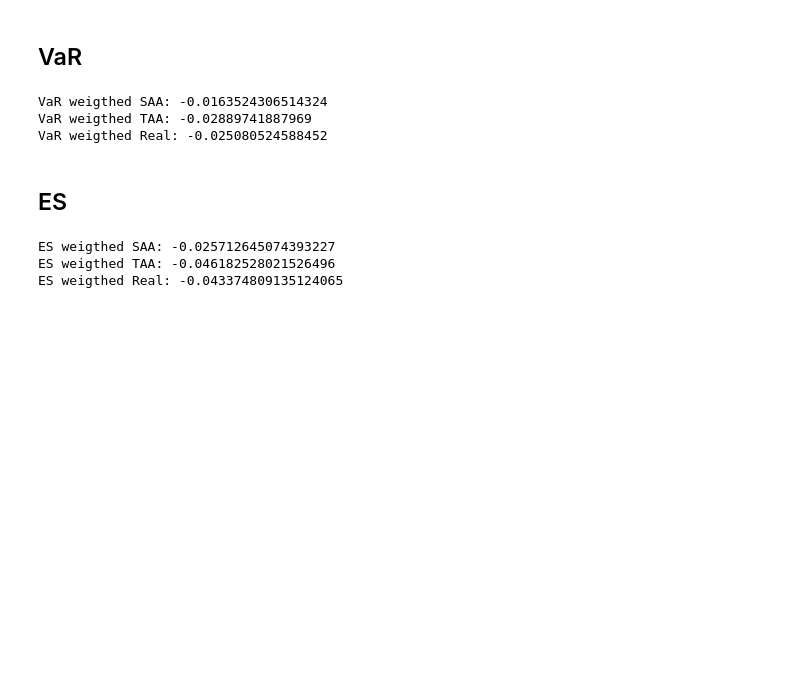
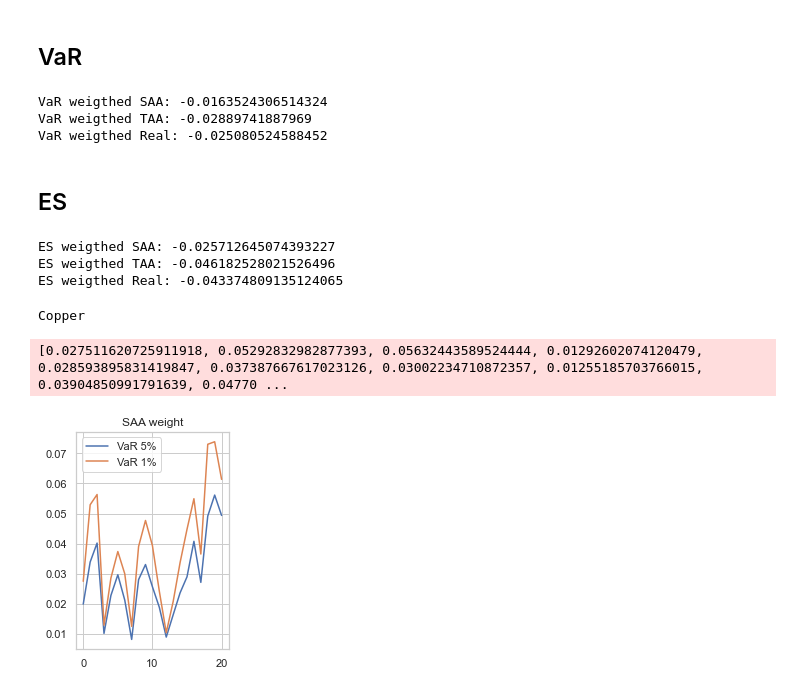
Before and after one commit to GuillaumePv/Quantitative-asset-risk-management-course, a Jupyter notebook: A3/assignement3.ipynb, the cells around one changed output. Saved outputs shown, nothing was run; the diff lists cells and outputs as text; code cells hidden in the pictures; blank space fills up the shorter version.

Commit message:
add first plot q3

```diff
--- a/A3/assignement3.ipynb
+++ b/A3/assignement3.ipynb
@@ -225,3 +225,47 @@ print(f'ES weigthed Real: {Real_weight_ES}')
 ES weigthed SAA: -0.025712645074393227
 ES weigthed TAA: -0.046182528021526496
 ES weigthed Real: -0.043374809135124065
+# %%
+i = 1
+window = 6
+for i in range(len(ptf_return_SAA),1):
+    value = ptf_return_SAA[(window)*(i-1):(window*i)]
+    if len(value) < 6:
+        value = ptf_return_SAA[(window+2)*(i-1):(window*i)]
+print(value)
+# %% [output]
+Copper
+# %%
+length = int(len(ptf_return_SAA)/6)
+VaR_5 = []
+VaR_1 = []
+ES_5 = []
+j = 1
+ptfs = [ptf_return_SAA,ptf_return_TAA,ptf_return_Real]
+for j in rangelen(ptfs):
+    for i in tqdm(range(0,22)):
+        value = ptf_return_SAA[(window)*(i-1):(window*i)]
+        if len(value) < 6:
+            value = ptf_return_SAA[(window)*(i-1)-2:(window*i)]
+        temp_mean = np.mean(value)
+        temp_std = np.std(value)
+        var5 = norm.ppf(1-0.95,temp_mean,temp_std)
+        var1 = norm.ppf(1-0.99,temp_mean,temp_std)
+
+        value = value.sort_values(ascending=True)
+
+        VaR_5.append(-var5)
+        VaR_1.append(-var1)
+
+        VaR_5 = VaR_5[1:]
+        VaR_1 = VaR_1[1:]
+        plt.subplot(12j)
+        plt.plot(VaR_5,label='VaR 5%')
+        plt.plot(VaR_1, label='VaR 1%')
+        plt.title("SAA weight")
+
+    plt.legend()
+print(VaR_1)
+# %% [output]
+[0.027511620725911918, 0.05292832982877393, 0.05632443589524444, 0.01292602074120479, 0.028593895831419847, 0.037387667617023126, 0.03002234710872357, 0.01255185703766015, 0.03904850991791639, 0.04770 ...
+[figure, added]
```
Also changed, not shown: parts of 1 cell of this notebook.
